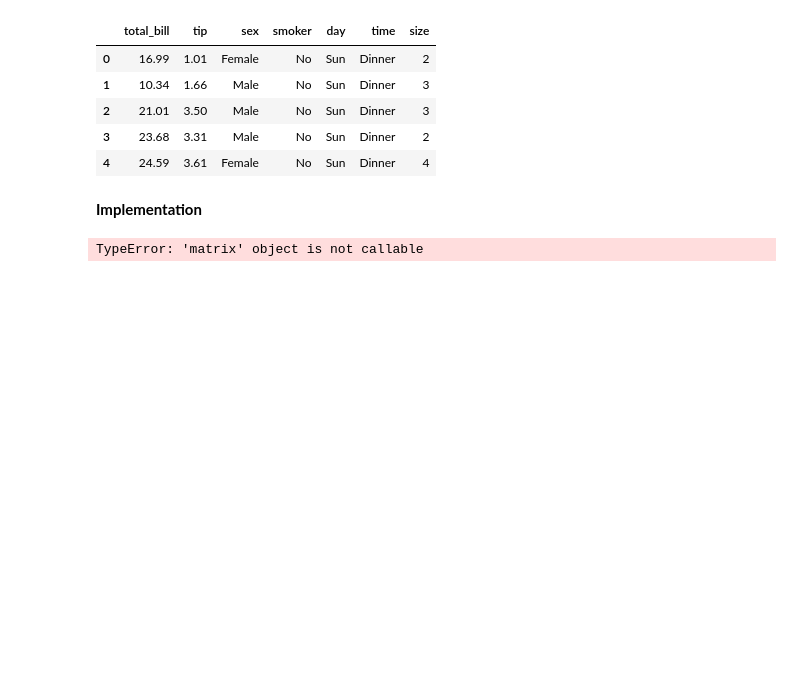
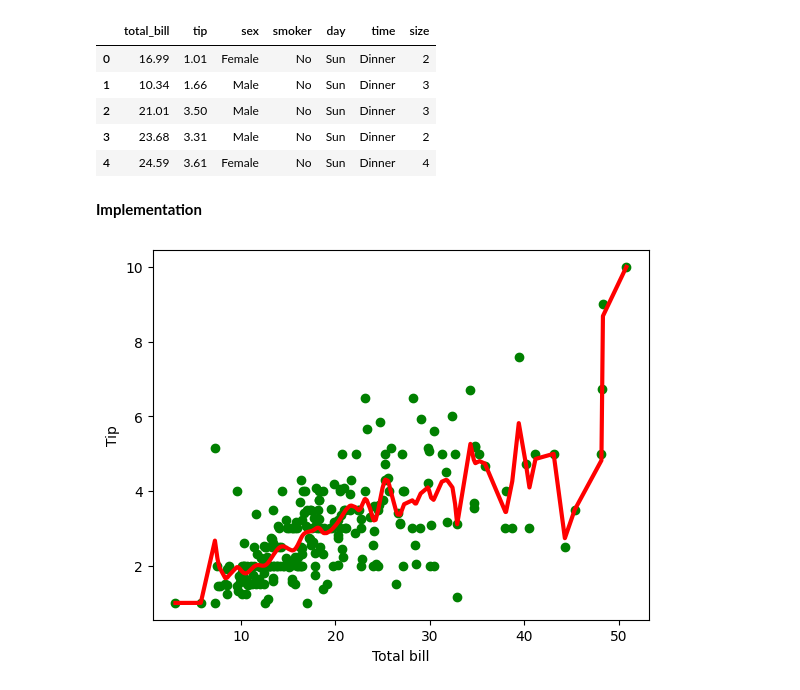
Before and after one commit to manthanawgan/ML-Algorithms, a Jupyter notebook: Locally_Weighted_Regression.ipynb, the cells around one changed output. Drawn from its saved outputs; the diff is of its cells as text; code cells hidden in the pictures; blank space fills up the shorter version.

```diff
--- a/Locally_Weighted_Regression.ipynb
+++ b/Locally_Weighted_Regression.ipynb
@@ -29,27 +29,35 @@ data = np.hstack((np.ones((m, 1)), np.mat(features).T))
 # %% [markdown]
 **Implementation**
 # %%
-def kernel(data, point, xmat, k):  #k is the width of the kernel
-  m, n = np.shape(xmat)
-  ws = np.mat(np.eye((m)))
-  for j in range(m):
-    diff = point - data[j]
-    ws[j,j] = np.exp(diff*diff.T/(-2.0*k**2))
-  return ws
+def kernel(data, point, xmat, k):
+    m,n = np.shape(xmat)
+    ws = np.mat(np.eye((m)))
+    for j in range(m):
+        diff = point - data[j]
+        ws[j,j] = np.exp(diff*diff.T/(-2.0*k**2))
+    return ws
 
 def local_weight(data, point, xmat, ymat, k):
-  weight = kernel(data, point, xmat, k)
-  return(data.T*(weight*data)).I*(data.T(weight*ymat.T))
+    wei = kernel(data, point, xmat, k)
+    return (data.T*(wei*data)).I*(data.T*(wei*ymat.T))
 
 def local_weight_regression(xmat, ymat, k):
-  m,n = np.shape(xmat)
-  ypredictn = np.zeros(m)
-  for i in range(m):
-    ypredictn[i] = xmat[i]*local_weight(xmat, xmat[i], xmat, ymat, k)
-  return ypredictn
+    m,n = np.shape(xmat)
+    ypred = np.zeros(m)
+    for i in range(m):
+        ypred[i] = xmat[i]*local_weight(xmat, xmat[i],xmat,ymat,k)
+    return ypred
 # %%
-ypredictn = local_weight_regression(data, mtip, 0.5)
+ypred = local_weight_regression(data, mtip, 0.5)
 indices = data[:,1].argsort(0)
 xsort = data[indices][:,0]
-# %% [output]
-TypeError: 'matrix' object is not callable
+# %%
+fig = plt.figure()
+ax = fig.add_subplot(1,1,1)
+ax.scatter(features, labels, color='green')
+ax.plot(xsort[:,1],ypred[indices], color = 'red', linewidth=3)
+plt.xlabel('Total bill')
+plt.ylabel('Tip')
+plt.show();
+# %% [output]
+[figure, added]
```
